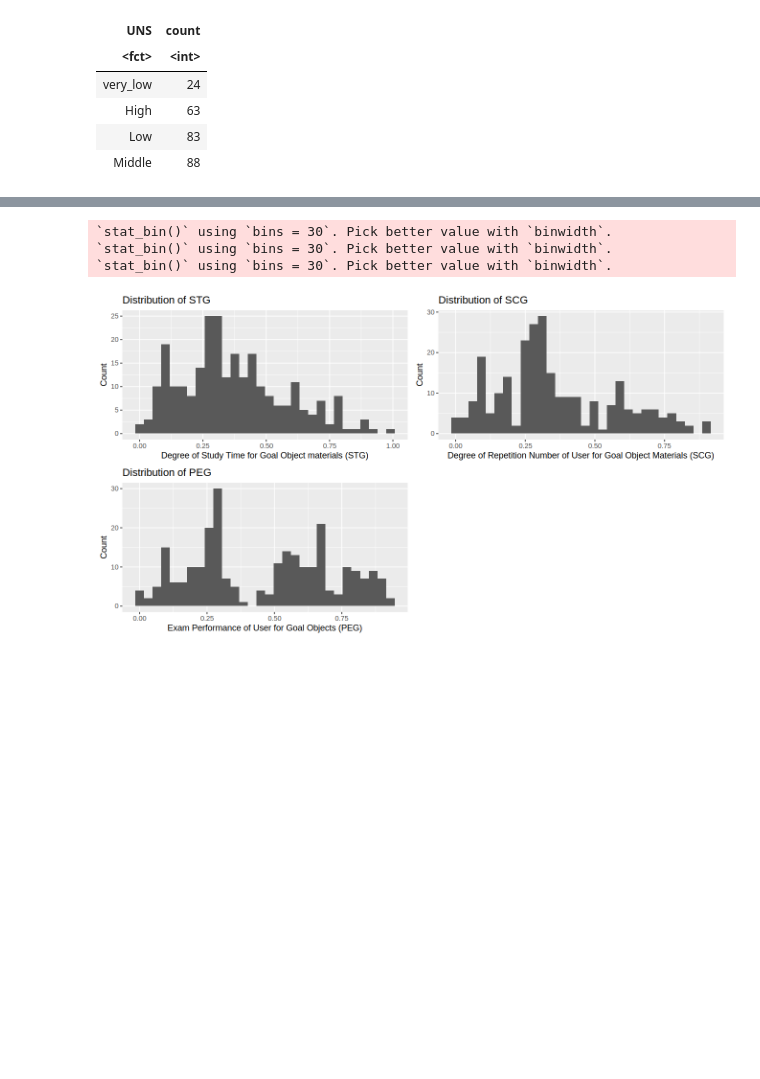
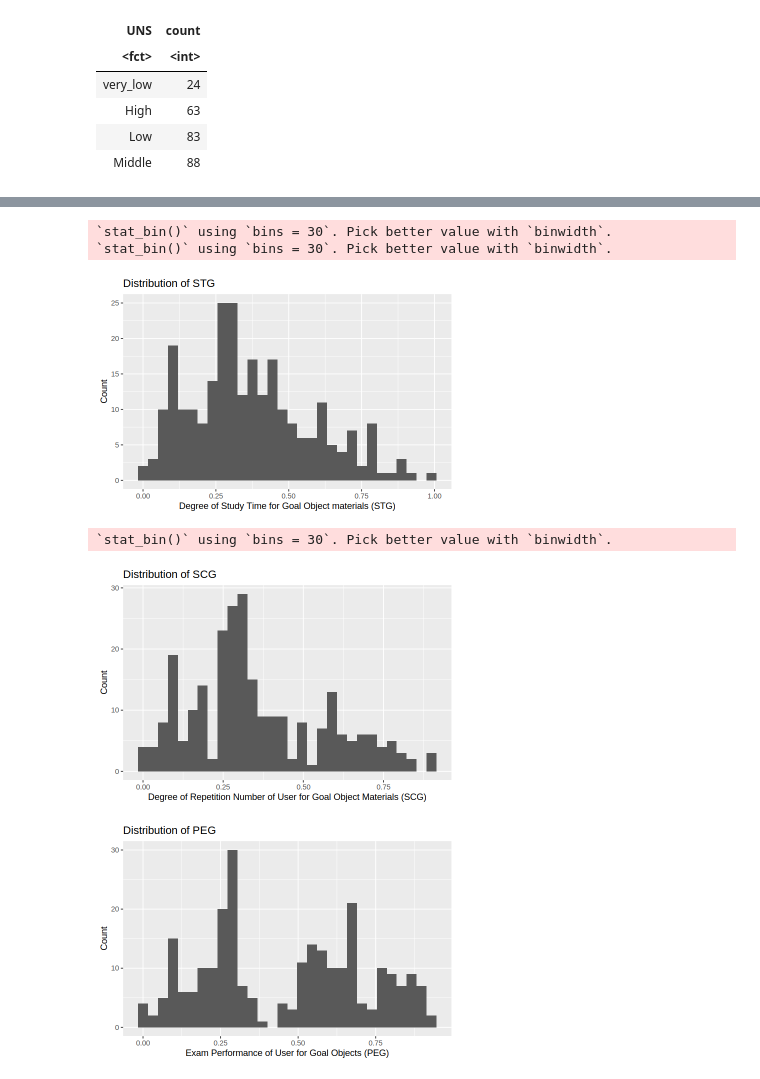
Before and after one commit to trinityma/dsci100project, a Jupyter notebook: group_project_proposal.ipynb, the cells around one changed output, grey strips where cells are left out. Drawn from its saved outputs; the diff is of its cells as text; code cells hidden in the pictures; blank space fills up the shorter version.

```diff
--- a/group_project_proposal.ipynb
+++ b/group_project_proposal.ipynb
@@ -77,29 +73,33 @@ uns_counts_plot
 # %%
 #visualize the distribution of each predictor
 
-options(repr.plot.width=11, repr.plot.height=6)
+options(repr.plot.width=6, repr.plot.height=4)
 
 stg_distribution <- user_knowledge_data |>
                     ggplot(aes(x = STG)) +
                     geom_histogram() +
                     labs(x = "Degree of Study Time for Goal Object materials (STG)", y = "Count") +
                     ggtitle("Distribution of STG")
 
 scg_distribution <- user_knowledge_data |>
                     ggplot(aes(x = SCG)) +
                     geom_histogram() +
                     labs(x = "Degree of Repetition Number of User for Goal Object Materials (SCG)", y = "Count") +
                     ggtitle("Distribution of SCG")
 
 peg_distribution <- user_knowledge_data |>
                     ggplot(aes(x = PEG)) +
                     geom_histogram() +
                     labs(x = "Exam Performance of User for Goal Objects (PEG)", y = "Count") +
                     ggtitle("Distribution of PEG")
 
-plot_grid(stg_distribution, scg_distribution, peg_distribution)
+stg_distribution
+scg_distribution
+peg_distribution
 # %% [output]
 `stat_bin()` using `bins = 30`. Pick better value with `binwidth`.
 `stat_bin()` using `bins = 30`. Pick better value with `binwidth`.
-`stat_bin()` using `bins = 30`. Pick better value with `binwidth`.
-[figure, old version]
+[figure, new version]
+`stat_bin()` using `bins = 30`. Pick better value with `binwidth`.
+[figure, added]
+[figure, added]
```
Also changed, not shown: parts of 2 cells of this notebook.
